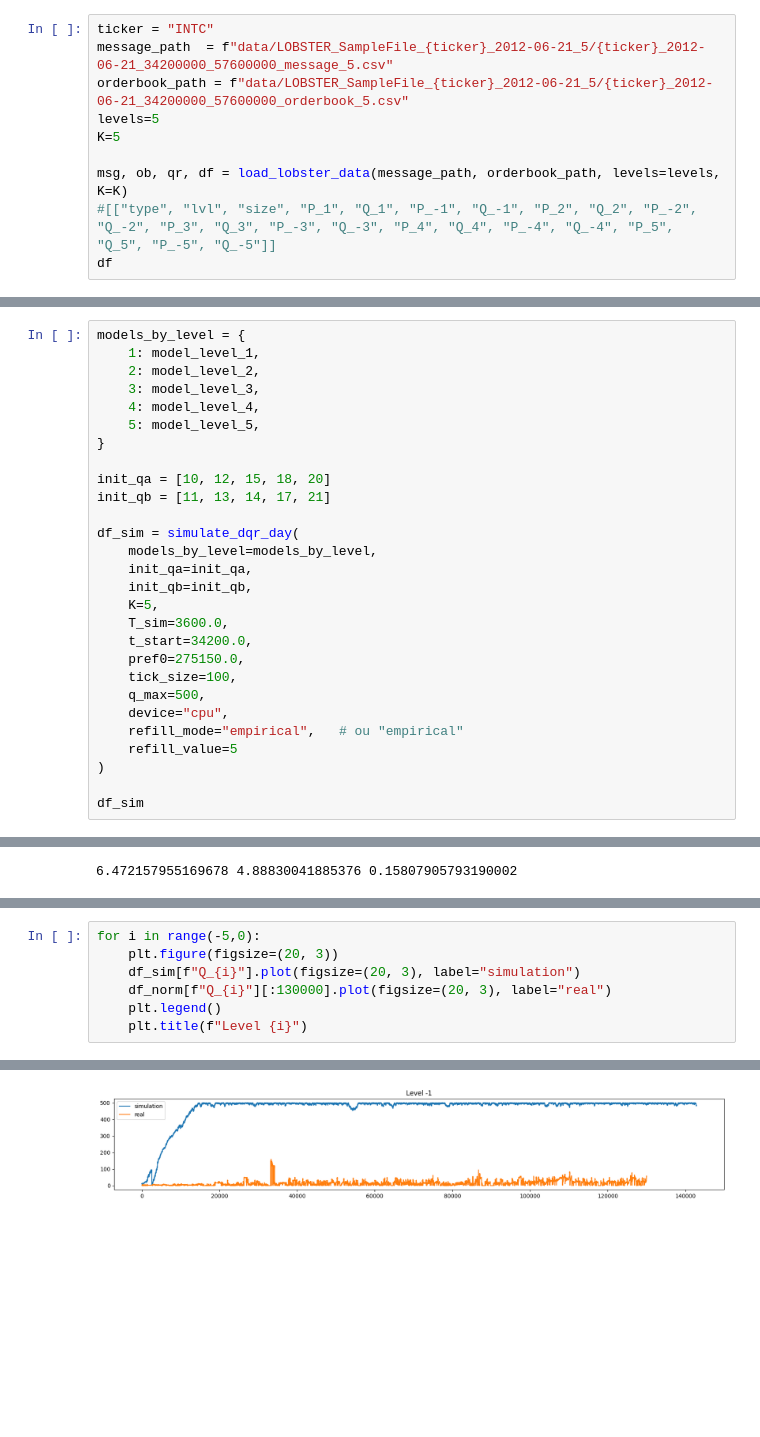
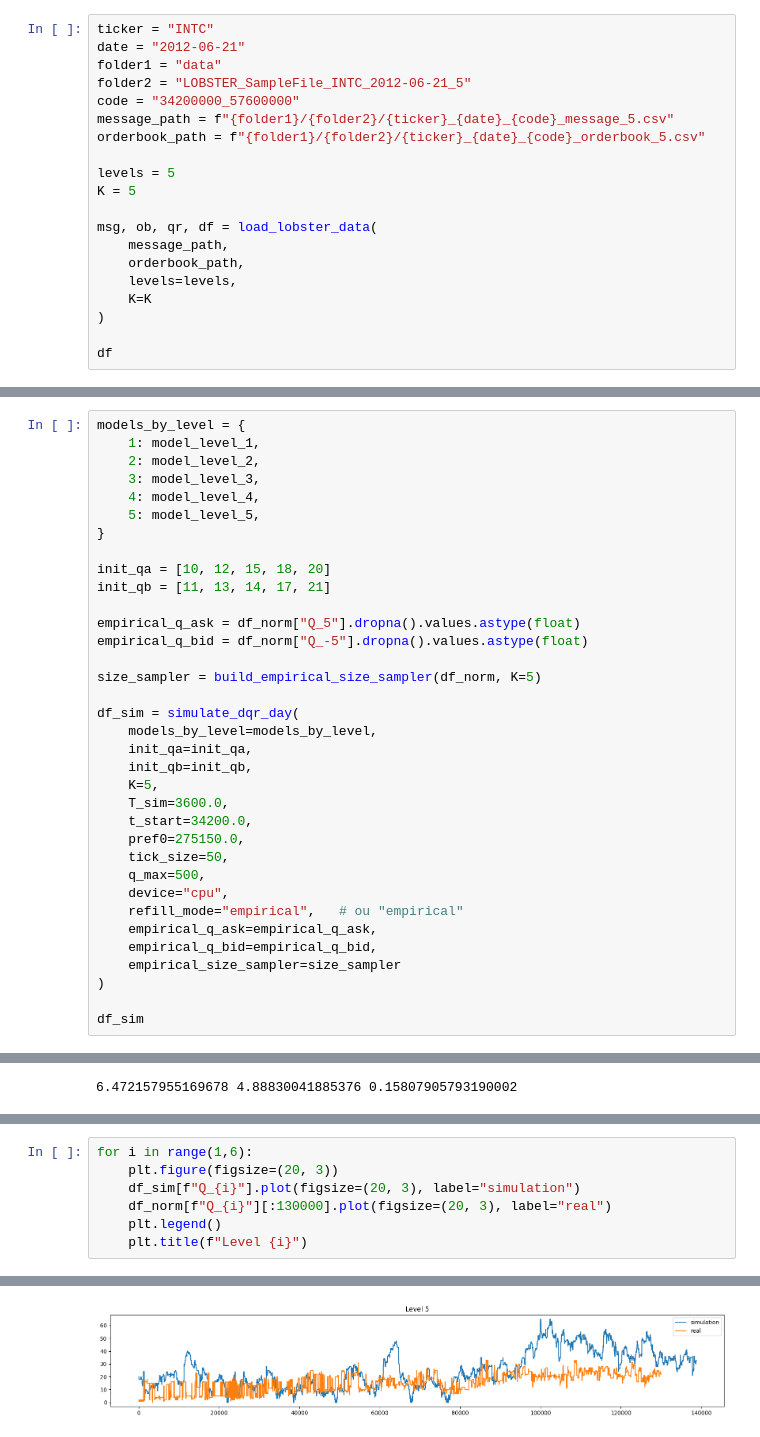
Before and after one commit to archer-paul/DeepQR-Microstructure, a Jupyter notebook: deepNN.ipynb, the cells around one changed output, grey strips where cells are left out. Saved outputs shown, nothing was run; the diff lists cells and outputs as text; blank space fills up the shorter version.

```diff
--- a/deepNN.ipynb
+++ b/deepNN.ipynb
@@ -7,13 +9,23 @@ import matplotlib.pyplot as plt
 from lobster import *
 # %%
 ticker = "INTC"
-message_path  = f"data/LOBSTER_SampleFile_{ticker}_2012-06-21_5/{ticker}_2012-06-21_34200000_57600000_message_5.csv"
-orderbook_path = f"data/LOBSTER_SampleFile_{ticker}_2012-06-21_5/{ticker}_2012-06-21_34200000_57600000_orderbook_5.csv"
-levels=5
-K=5
+date = "2012-06-21"
+folder1 = "data"
+folder2 = "LOBSTER_SampleFile_INTC_2012-06-21_5"
+code = "34200000_57600000"
+message_path = f"{folder1}/{folder2}/{ticker}_{date}_{code}_message_5.csv"
+orderbook_path = f"{folder1}/{folder2}/{ticker}_{date}_{code}_orderbook_5.csv"
 
-msg, ob, qr, df = load_lobster_data(message_path, orderbook_path, levels=levels, K=K)
-#[["type", "lvl", "size", "P_1", "Q_1", "P_-1", "Q_-1", "P_2", "Q_2", "P_-2", "Q_-2", "P_3", "Q_3", "P_-3", "Q_-3", "P_4", "Q_4", "P_-4", "Q_-4", "P_5", "Q_5", "P_-5", "Q_-5"]]
+levels = 5
+K = 5
+
+msg, ob, qr, df = load_lobster_data(
+    message_path,
+    orderbook_path,
+    levels=levels,
+    K=K
+)
+
 df
 # %% [output]
 |  | time | dtk | dtk_l | type | price | lvl | size | pref | P_1 | Q_1 | ... | ... |
@@ -569,6 +591,11 @@ models_by_level = {
 init_qa = [10, 12, 15, 18, 20]
 init_qb = [11, 13, 14, 17, 21]
 
+empirical_q_ask = df_norm["Q_5"].dropna().values.astype(float)
+empirical_q_bid = df_norm["Q_-5"].dropna().values.astype(float)
+
+size_sampler = build_empirical_size_sampler(df_norm, K=5)
+
 df_sim = simulate_dqr_day(
     models_by_level=models_by_level,
     init_qa=init_qa,
@@ -577,11 +604,13 @@ df_sim = simulate_dqr_day(
     T_sim=3600.0,
     t_start=34200.0,
     pref0=275150.0,
-    tick_size=100,
+    tick_size=50,
     q_max=500,
     device="cpu",
     refill_mode="empirical",   # ou "empirical"
-    refill_value=5
+    empirical_q_ask=empirical_q_ask,
+    empirical_q_bid=empirical_q_bid,
+    empirical_size_sampler=size_sampler
 )
 
 df_sim
@@ -729,5 +759,5 @@ df_norm[:130000]["price"].plot(figsize=(20, 3))
 # %%
-for i in range(-5,0):
+for i in range(1,6):
     plt.figure(figsize=(20, 3))
     df_sim[f"Q_{i}"].plot(figsize=(20, 3), label="simulation")
     df_norm[f"Q_{i}"][:130000].plot(figsize=(20, 3), label="real")
@@ -741 +771 @@ for i in range(-5,0):
-[figure, old version]
+[figure, new version]
```
Also changed, not shown: parts of 23 cells of this notebook, 14 other files.
